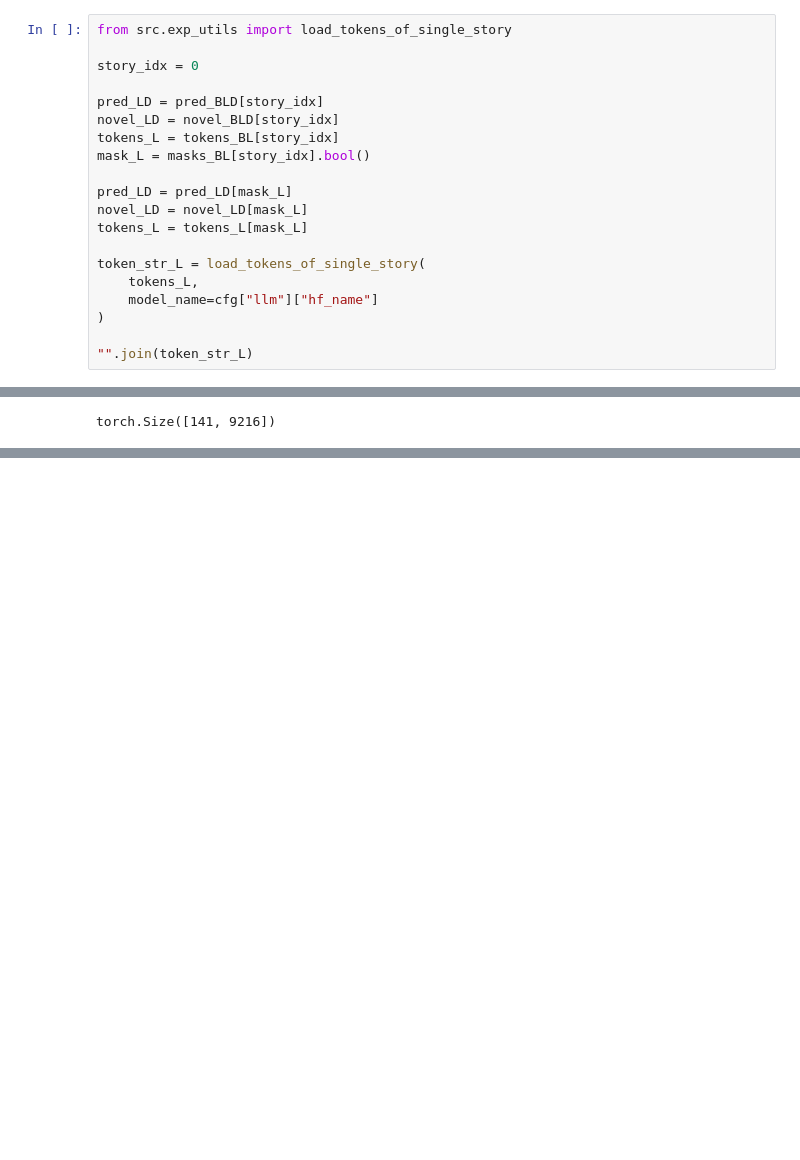
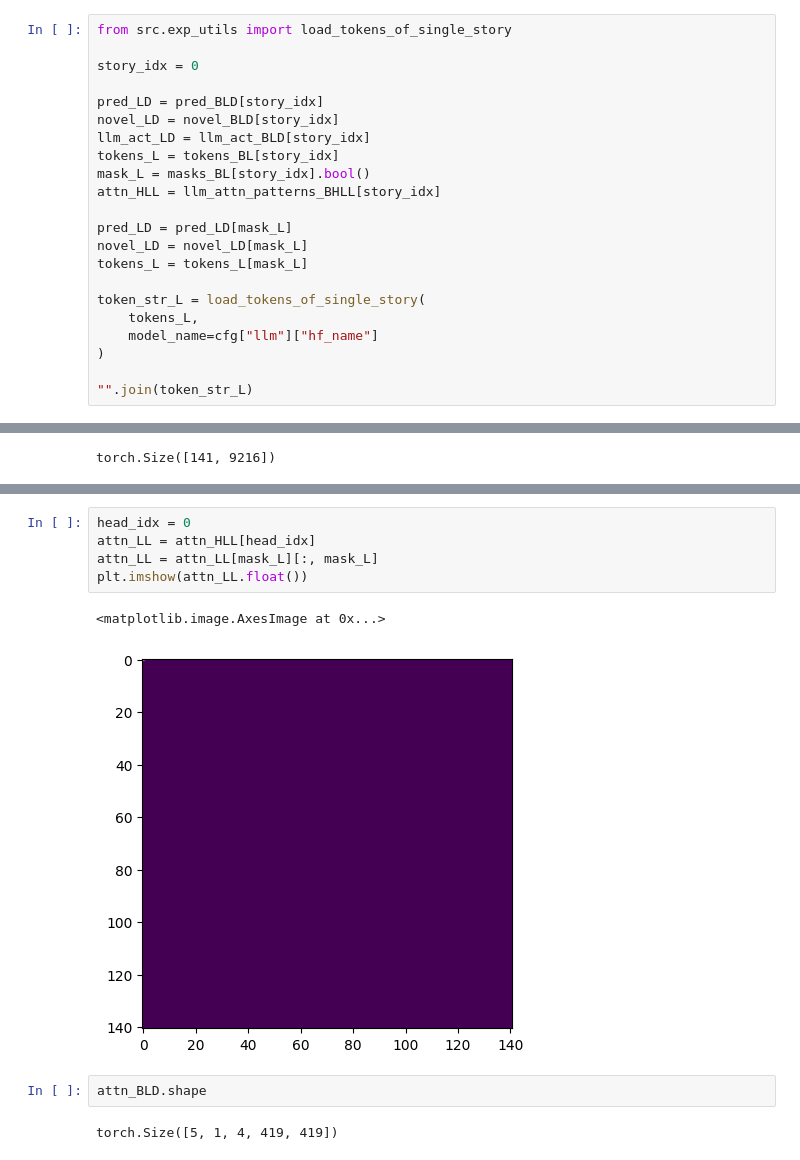
Before and after one commit to canrager/dynamic_representations, a Jupyter notebook: exp/inspect_single_sentence.ipynb, the cells around one changed output, grey strips where cells are left out. Drawn from its saved outputs; the diff is of its cells as text; blank space fills up the shorter version.

```diff
--- a/exp/inspect_single_sentence.ipynb
+++ b/exp/inspect_single_sentence.ipynb
@@ -31,8 +63,10 @@ story_idx = 0
 
 pred_LD = pred_BLD[story_idx]
 novel_LD = novel_BLD[story_idx]
+llm_act_LD = llm_act_BLD[story_idx]
 tokens_L = tokens_BL[story_idx]
 mask_L = masks_BL[story_idx].bool()
+attn_HLL = llm_attn_patterns_BHLL[story_idx]
 
 pred_LD = pred_LD[mask_L]
 novel_LD = novel_LD[mask_L]
@@ -239,0 +343,12 @@ plt.show()
+# %%
+head_idx = 0
+attn_LL = attn_HLL[head_idx]
+attn_LL = attn_LL[mask_L][:, mask_L]
+plt.imshow(attn_LL.float())
+# %% [output]
+<matplotlib.image.AxesImage at 0x...>
+[figure, added]
+# %%
+attn_BLD.shape
+# %% [output]
+torch.Size([5, 1, 4, 419, 419])
```
Also changed, not shown: parts of 9 cells of this notebook, 27 other files.
